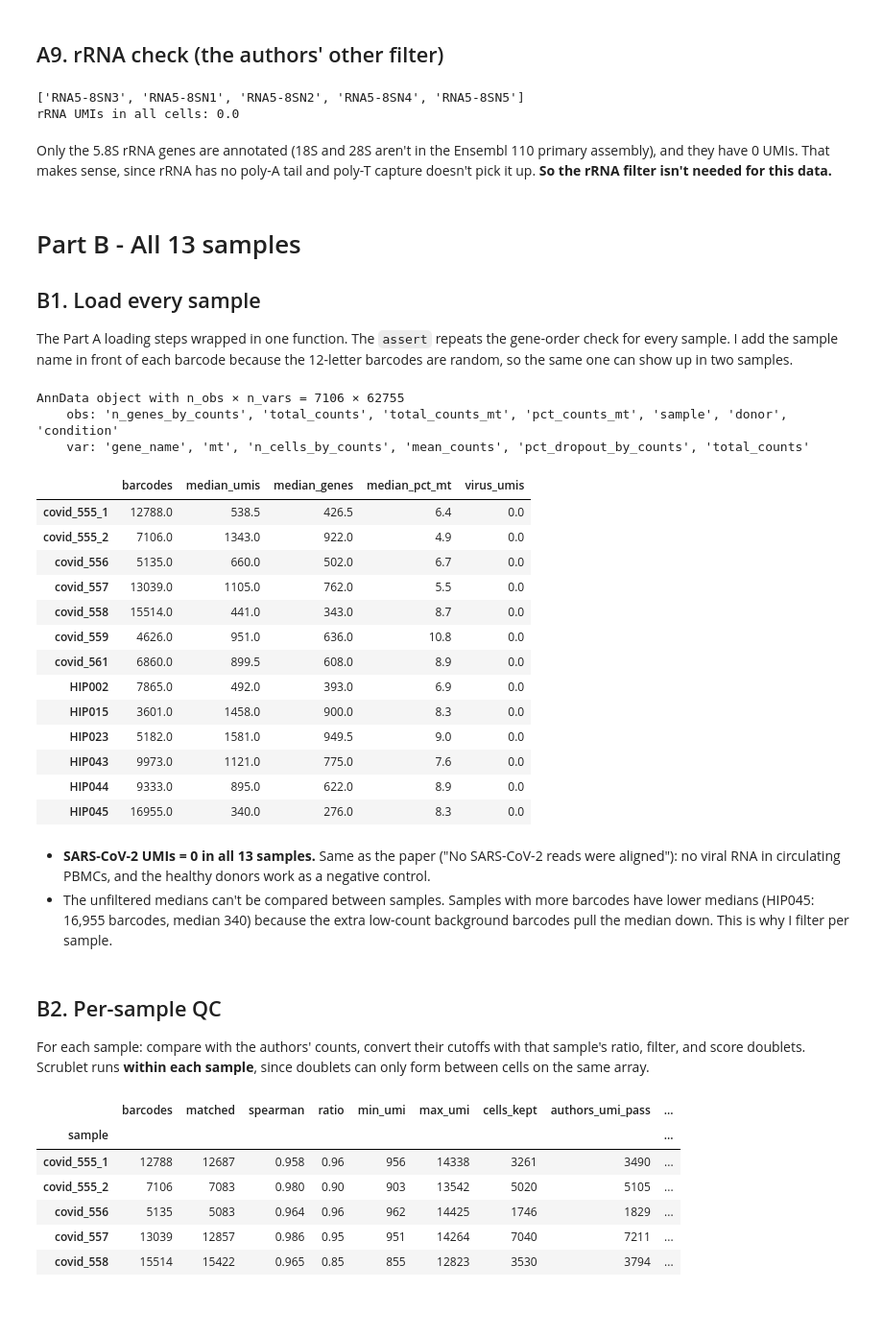
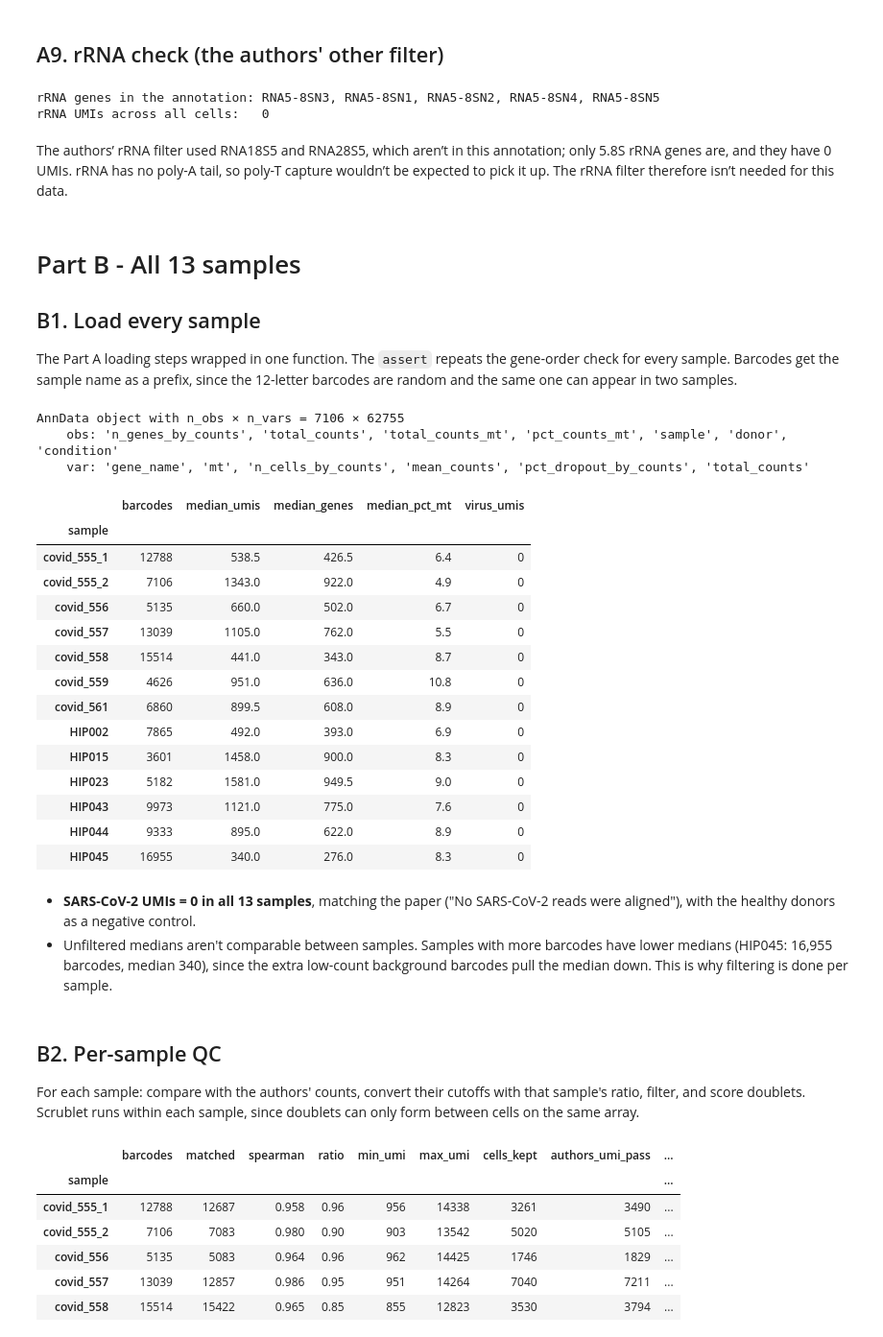
Before and after one commit to Pranavasri-RM/scrnaseq-covid-pbmc, a Jupyter notebook: notebooks/01_qc_exploration.ipynb, the cells around one changed output. Shown at 96% size. Saved outputs shown, nothing was run; the diff lists cells and outputs as text; code cells hidden in the pictures; blank space fills up the shorter version.

```diff
--- a/notebooks/01_qc_exploration.ipynb
+++ b/notebooks/01_qc_exploration.ipynb
@@ -254,19 +259,19 @@ I'm not using Scrublet's cutoff. I keep `doublet_score` in `obs`, rely on the up
 ## A9. rRNA check (the authors' other filter)
 # %%
 rrna = adata_f.var["gene_name"].str.match(r"^RNA(18|28|5-8|45)SN?\d")
-print(adata_f.var.loc[rrna, "gene_name"].tolist())
-print("rRNA UMIs in all cells:", adata_f[:, rrna].X.sum())
+print("rRNA genes in the annotation:", ", ".join(adata_f.var.loc[rrna, "gene_name"]))
+print("rRNA UMIs across all cells:  ", int(adata_f[:, rrna].X.sum()))
 # %% [output]
-['RNA5-8SN3', 'RNA5-8SN1', 'RNA5-8SN2', 'RNA5-8SN4', 'RNA5-8SN5']
-rRNA UMIs in all cells: 0.0
+rRNA genes in the annotation: RNA5-8SN3, RNA5-8SN1, RNA5-8SN2, RNA5-8SN4, RNA5-8SN5
+rRNA UMIs across all cells:   0
 # %% [markdown]
-Only the 5.8S rRNA genes are annotated (18S and 28S aren't in the Ensembl 110 primary assembly), and they have 0 UMIs. That makes sense, since rRNA has no poly-A tail and poly-T capture doesn't pick it up. **So the rRNA filter isn't needed for this data.**
+The authors’ rRNA filter used RNA18S5 and RNA28S5, which aren’t in this annotation; only 5.8S rRNA genes are, and they have 0 UMIs. rRNA has no poly-A tail, so poly-T capture wouldn’t be expected to pick it up. The rRNA filter therefore isn’t needed for this data.
 # %% [markdown]
 # Part B - All 13 samples
 
 ## B1. Load every sample
 
-The Part A loading steps wrapped in one function. The `assert` repeats the gene-order check for every sample. I add the sample name in front of each barcode because the 12-letter barcodes are random, so the same one can show up in two samples.
+The Part A loading steps wrapped in one function. The `assert` repeats the gene-order check for every sample. Barcodes get the sample name as a prefix, since the 12-letter barcodes are random and the same one can appear in two samples.
 # %%
 samples = pd.read_csv("../assets/samplesheet.csv")
 
@@ -305,39 +310,41 @@ AnnData object with n_obs × n_vars = 7106 × 62755
 # %%
 adatas = {row["sample"]: load_sample(row) for _, row in samples.iterrows()}
 
-summary = pd.DataFrame({
-    s: {
+summary = pd.DataFrame([
+    {
+        "sample":        s,
         "barcodes":      ad.n_obs,
         "median_umis":   ad.obs["total_counts"].median(),
         "median_genes":  ad.obs["n_genes_by_counts"].median(),
         "median_pct_mt": round(ad.obs["pct_counts_mt"].median(), 1),
-        "virus_umis":    ad[:, ad.var["gene_name"] == "SARS-CoV-2"].X.sum(),
+        "virus_umis":    int(ad[:, ad.var["gene_name"] == "SARS-CoV-2"].X.sum()),
     }
     for s, ad in adatas.items()
-}).T
+]).set_index("sample")
 summary
 # %% [output]
 |  | barcodes | median_umis | median_genes | median_pct_mt | virus_umis |
-| covid_555_1 | 12788.0 | 538.5 | 426.5 | 6.4 | 0.0 |
-| covid_555_2 | 7106.0 | 1343.0 | 922.0 | 4.9 | 0.0 |
-| covid_556 | 5135.0 | 660.0 | 502.0 | 6.7 | 0.0 |
-| covid_557 | 13039.0 | 1105.0 | 762.0 | 5.5 | 0.0 |
-| covid_558 | 15514.0 | 441.0 | 343.0 | 8.7 | 0.0 |
-| covid_559 | 4626.0 | 951.0 | 636.0 | 10.8 | 0.0 |
-| covid_561 | 6860.0 | 899.5 | 608.0 | 8.9 | 0.0 |
-| HIP002 | 7865.0 | 492.0 | 393.0 | 6.9 | 0.0 |
-| HIP015 | 3601.0 | 1458.0 | 900.0 | 8.3 | 0.0 |
-| HIP023 | 5182.0 | 1581.0 | 949.5 | 9.0 | 0.0 |
-| HIP043 | 9973.0 | 1121.0 | 775.0 | 7.6 | 0.0 |
-| HIP044 | 9333.0 | 895.0 | 622.0 | 8.9 | 0.0 |
-| HIP045 | 16955.0 | 340.0 | 276.0 | 8.3 | 0.0 |
+| sample |  |  |  |  |  |
+| covid_555_1 | 12788 | 538.5 | 426.5 | 6.4 | 0 |
+| covid_555_2 | 7106 | 1343.0 | 922.0 | 4.9 | 0 |
+| covid_556 | 5135 | 660.0 | 502.0 | 6.7 | 0 |
+| covid_557 | 13039 | 1105.0 | 762.0 | 5.5 | 0 |
+| covid_558 | 15514 | 441.0 | 343.0 | 8.7 | 0 |
+| covid_559 | 4626 | 951.0 | 636.0 | 10.8 | 0 |
+| covid_561 | 6860 | 899.5 | 608.0 | 8.9 | 0 |
+| HIP002 | 7865 | 492.0 | 393.0 | 6.9 | 0 |
+| HIP015 | 3601 | 1458.0 | 900.0 | 8.3 | 0 |
+| HIP023 | 5182 | 1581.0 | 949.5 | 9.0 | 0 |
+| HIP043 | 9973 | 1121.0 | 775.0 | 7.6 | 0 |
+| HIP044 | 9333 | 895.0 | 622.0 | 8.9 | 0 |
+| HIP045 | 16955 | 340.0 | 276.0 | 8.3 | 0 |
 # %% [markdown]
-- **SARS-CoV-2 UMIs = 0 in all 13 samples.** Same as the paper ("No SARS-CoV-2 reads were aligned"): no viral RNA in circulating PBMCs, and the healthy donors work as a negative control.
-- The unfiltered medians can't be compared between samples. Samples with more barcodes have lower medians (HIP045: 16,955 barcodes, median 340) because the extra low-count background barcodes pull the median down. This is why I filter per sample.
+- **SARS-CoV-2 UMIs = 0 in all 13 samples**, matching the paper ("No SARS-CoV-2 reads were aligned"), with the healthy donors as a negative control.
+- Unfiltered medians aren't comparable between samples. Samples with more barcodes have lower medians (HIP045: 16,955 barcodes, median 340), since the extra low-count background barcodes pull the median down. This is why filtering is done per sample.
 # %% [markdown]
 ## B2. Per-sample QC
 
-For each sample: compare with the authors' counts, convert their cutoffs with that sample's ratio, filter, and score doublets. Scrublet runs **within each sample**, since doublets can only form between cells on the same array.
+For each sample: compare with the authors' counts, convert their cutoffs with that sample's ratio, filter, and score doublets. Scrublet runs within each sample, since doublets can only form between cells on the same array.
 # %%
 results  = []
 filtered = {}
```
Also changed, not shown: parts of 27 cells of this notebook, 4 other files.
